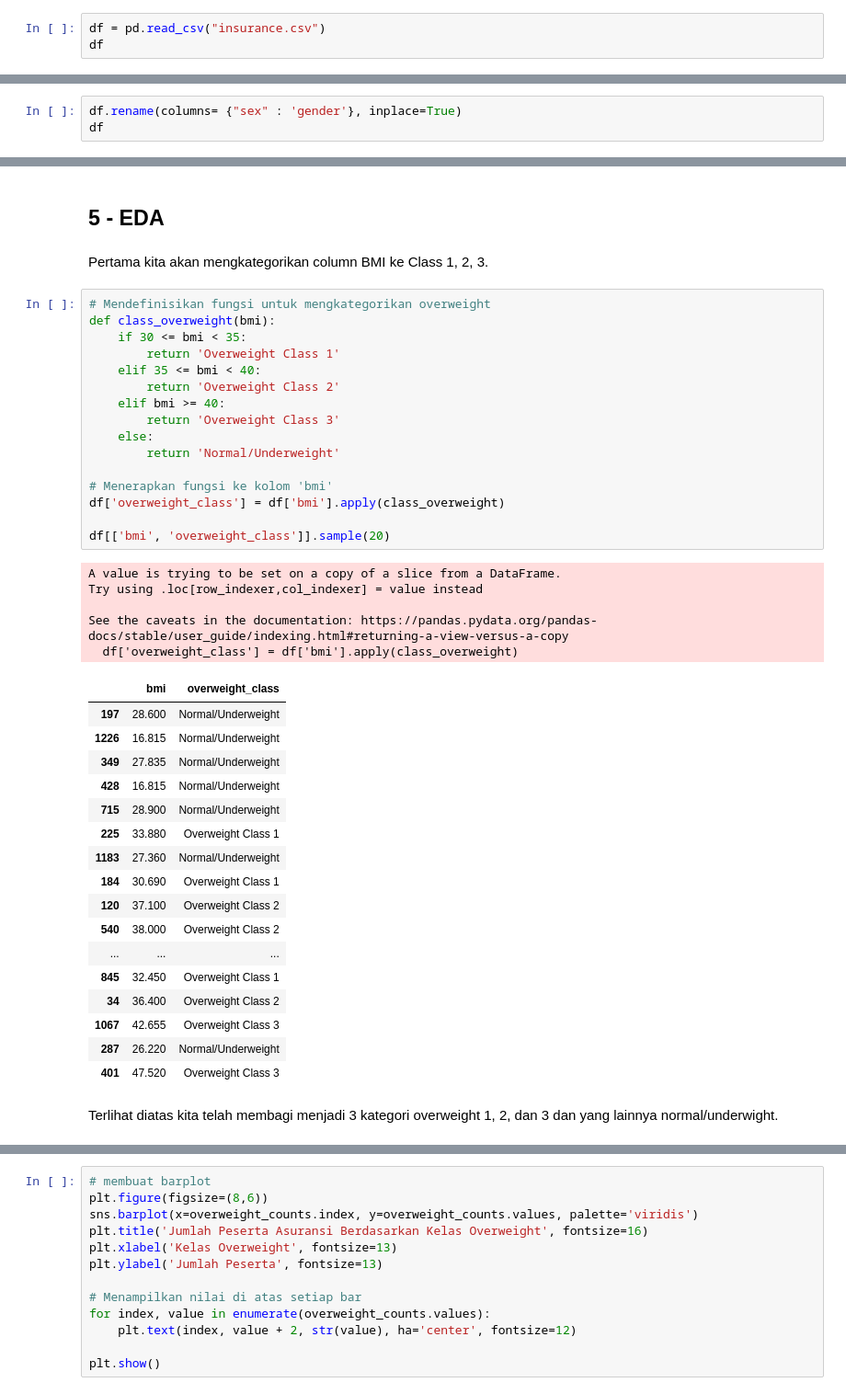
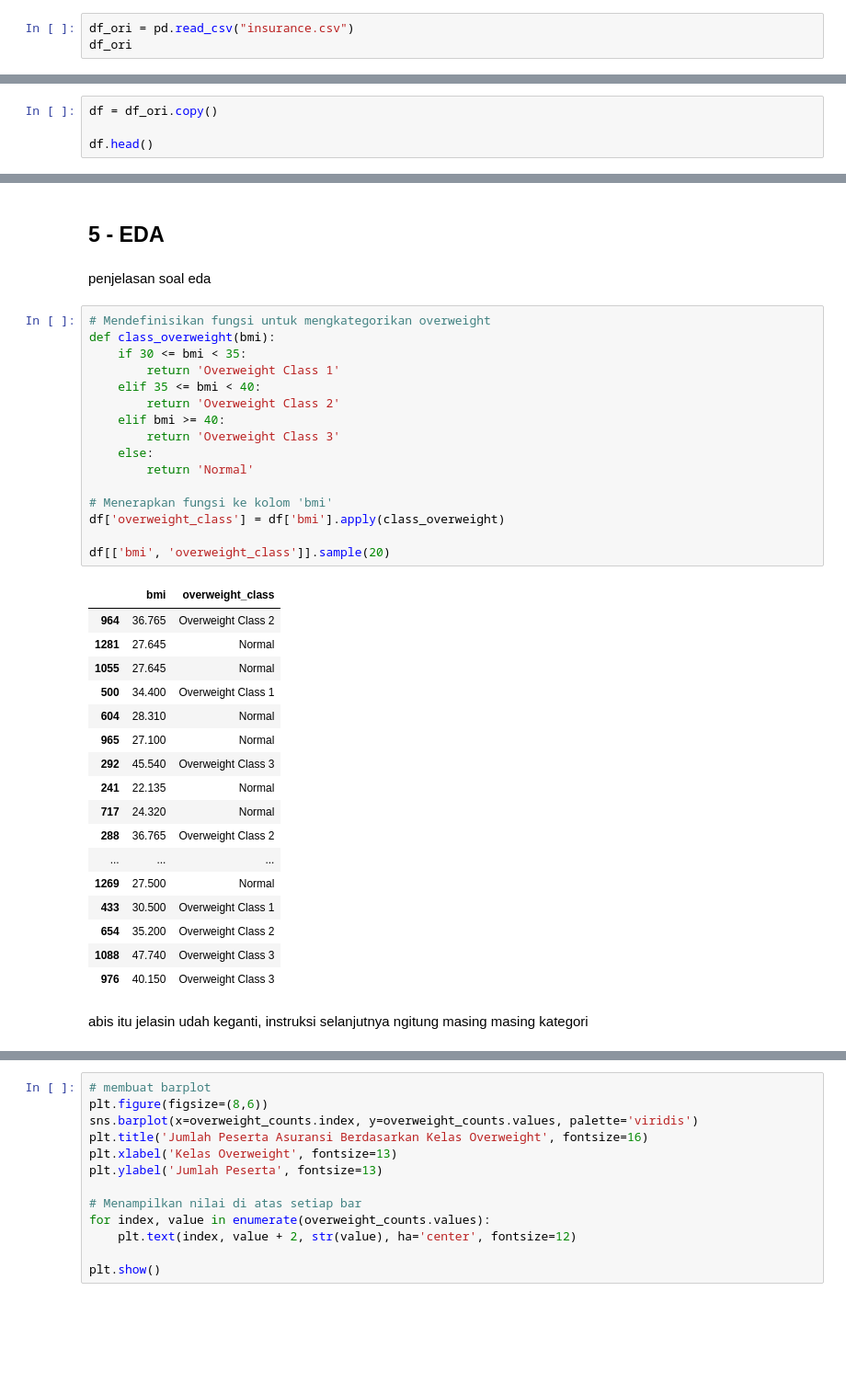
Before and after one commit to ashariksan9/Machine-Learning_Insurance-Datasets, a Jupyter notebook: h8dsft_ngc_ml_w1.ipynb, the cells around one changed output, grey strips where cells are left out. Shown at 92% size. Cells and saved outputs as stored; diff of their text form; blank space fills up the shorter version.

```diff
--- a/h8dsft_ngc_ml_w1.ipynb
+++ b/h8dsft_ngc_ml_w1.ipynb
@@ -18,8 +24,8 @@ import seaborn as sns
 # %% [markdown]
 ## 3 - Data Loading
 # %%
-df = pd.read_csv("insurance.csv")
-df
+df_ori = pd.read_csv("insurance.csv")
+df_ori
 # %% [output]
 |  | age | sex | bmi | children | smoker | region | charges |
 | 0 | 19 | female | 27.900 | 0 | yes | southwest | 16884.92400 |
@@ -40,0 +43,4 @@ df_duplicate = df.copy()
+# %%
+df = df_ori.copy()
+
+df.head()
@@ -124,6 +111,3 @@ Setelah row yang ter duplicate telah dihapus, dilakukan pengecekan ulang terliha
 df.columns
 # %% [output]
 Index(['age', 'sex', 'bmi', 'children', 'smoker', 'region', 'charges'], dtype='object')
-# %%
-df.rename(columns= {"sex" : 'gender'}, inplace=True)
-df
@@ -172,48 +138,43 @@ Model akan diterapkan dan melakukan prediksi selama 3 bulan.
 Memprekdiksi insurance charges yang dibayarkan tiap orang dengan model yang dibuat memiliki MAE dibawah 5 dan dilakukan selama 3 bulan.
 # %% [markdown]
 ## 5 - EDA
-# %% [markdown]
-Pertama kita akan mengkategorikan column BMI ke Class 1, 2, 3.
+# %% [markdown]
+penjelasan soal eda
 # %%
 # Mendefinisikan fungsi untuk mengkategorikan overweight
 def class_overweight(bmi):
     if 30 <= bmi < 35:
         return 'Overweight Class 1'
     elif 35 <= bmi < 40:
         return 'Overweight Class 2'
     elif bmi >= 40:
         return 'Overweight Class 3'
     else:
-        return 'Normal/Underweight'
+        return 'Normal'
 
 # Menerapkan fungsi ke kolom 'bmi'
 df['overweight_class'] = df['bmi'].apply(class_overweight)
 
 df[['bmi', 'overweight_class']].sample(20)
 # %% [output]
-A value is trying to be set on a copy of a slice from a DataFrame.
-Try using .loc[row_indexer,col_indexer] = value instead
-
-See the caveats in the documentation: https://pandas.pydata.org/pandas-docs/stable/user_guide/indexing.html#returning-a-view-versus-a-copy
-  df['overweight_class'] = df['bmi'].apply(class_overweight)
 |  | bmi | overweight_class |
-| 197 | 28.600 | Normal/Underweight |
-| 1226 | 16.815 | Normal/Underweight |
-| 349 | 27.835 | Normal/Underweight |
-| 428 | 16.815 | Normal/Underweight |
-| 715 | 28.900 | Normal/Underweight |
-| 225 | 33.880 | Overweight Class 1 |
-| 1183 | 27.360 | Normal/Underweight |
-| 184 | 30.690 | Overweight Class 1 |
-| 120 | 37.100 | Overweight Class 2 |
-| 540 | 38.000 | Overweight Class 2 |
+| 964 | 36.765 | Overweight Class 2 |
+| 1281 | 27.645 | Normal |
+| 1055 | 27.645 | Normal |
+| 500 | 34.400 | Overweight Class 1 |
+| 604 | 28.310 | Normal |
+| 965 | 27.100 | Normal |
+| 292 | 45.540 | Overweight Class 3 |
+| 241 | 22.135 | Normal |
+| 717 | 24.320 | Normal |
+| 288 | 36.765 | Overweight Class 2 |
 | ... | ... | ... |
-| 845 | 32.450 | Overweight Class 1 |
-| 34 | 36.400 | Overweight Class 2 |
-| 1067 | 42.655 | Overweight Class 3 |
-| 287 | 26.220 | Normal/Underweight |
-| 401 | 47.520 | Overweight Class 3 |
+| 1269 | 27.500 | Normal |
+| 433 | 30.500 | Overweight Class 1 |
+| 654 | 35.200 | Overweight Class 2 |
+| 1088 | 47.740 | Overweight Class 3 |
+| 976 | 40.150 | Overweight Class 3 |
-# %% [markdown]
-Terlihat diatas kita telah membagi menjadi 3 kategori overweight 1, 2, dan 3 dan yang lainnya normal/underwight.
+# %% [markdown]
+abis itu jelasin udah keganti, instruksi selanjutnya ngitung masing masing kategori
 # %%
 # Menghitung jumlah peserta per kategori
```
Also changed, not shown: parts of 132 cells of this notebook.
